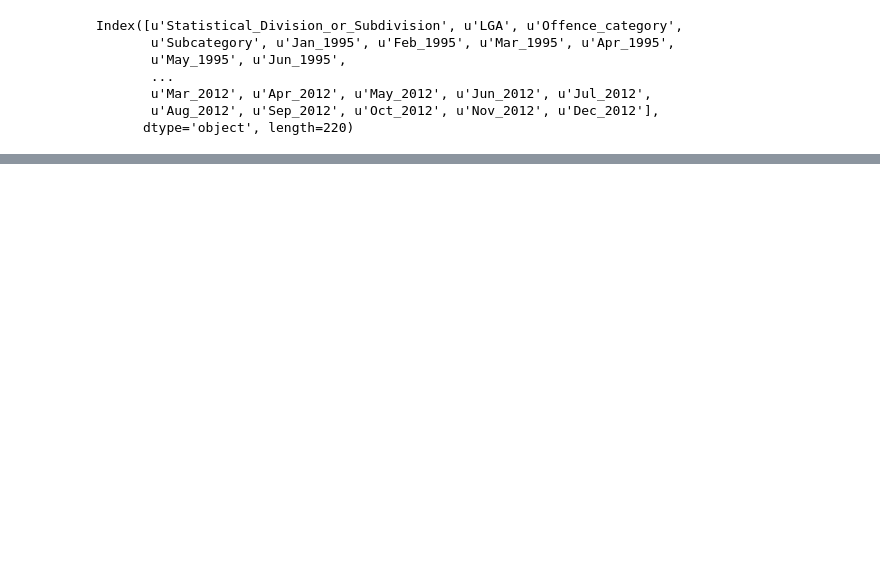
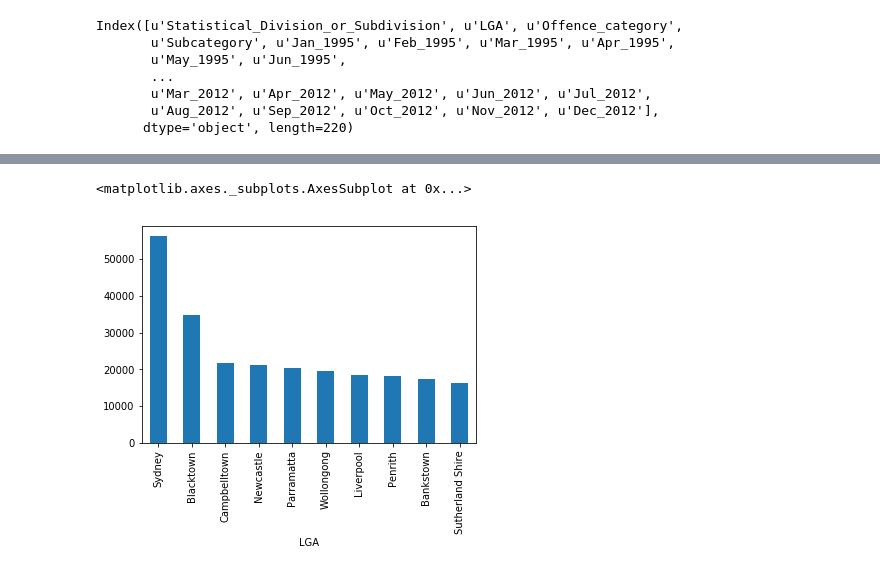
Before and after one commit to esky3759/code1161base, a Jupyter notebook: week6/New South Wales Offences 1995-2012.ipynb, the cells around one changed output, grey strips where cells are left out. Saved outputs shown, nothing was run; the diff lists cells and outputs as text; code cells hidden in the pictures; blank space fills up the shorter version.

```diff
--- a/week6/New South Wales Offences 1995-2012.ipynb
+++ b/week6/New South Wales Offences 1995-2012.ipynb
@@ -78,0 +171,3 @@ test_df.iloc[:,[4, 219]]
+# %%
+muppet12 = years12.groupby('LGA').sum()
+muppet12
@@ -78,0 +194,3 @@ test_df.iloc[:,[4, 219]]
+# %%
+clown12 = muppet12.sum(axis=1)
+clown12
@@ -78,0 +215,3 @@ test_df.iloc[:,[4, 219]]
+# %%
+newcolumnssorted12 = clown12.sort_values(ascending=False)
+newcolumnssorted12
@@ -78,0 +236,3 @@ test_df.iloc[:,[4, 219]]
+# %%
+topten12 = newcolumnssorted12.iloc[:10]
+topten12
@@ -78,0 +252,5 @@ test_df.iloc[:,[4, 219]]
+# %%
+topten12.plot.bar(x='LGA', y='Jan_2012')
+# %% [output]
+<matplotlib.axes._subplots.AxesSubplot at 0x...>
+[figure, added]
```
Also changed, not shown: parts of 40 cells of this notebook, 11 other files.
